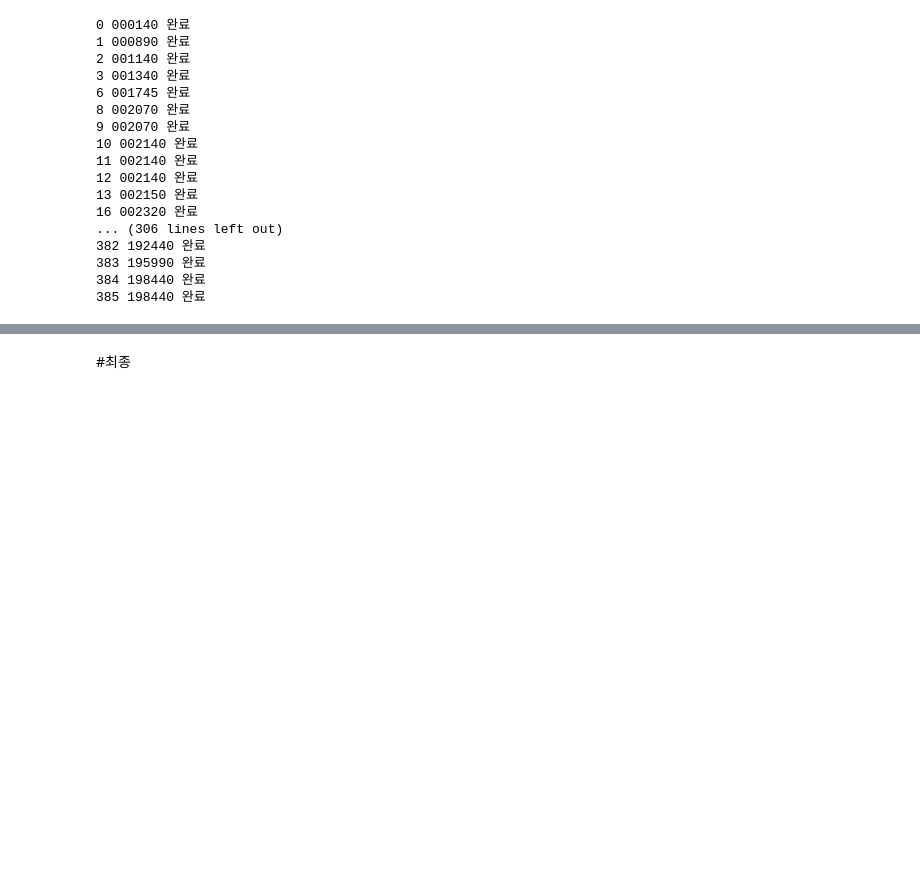
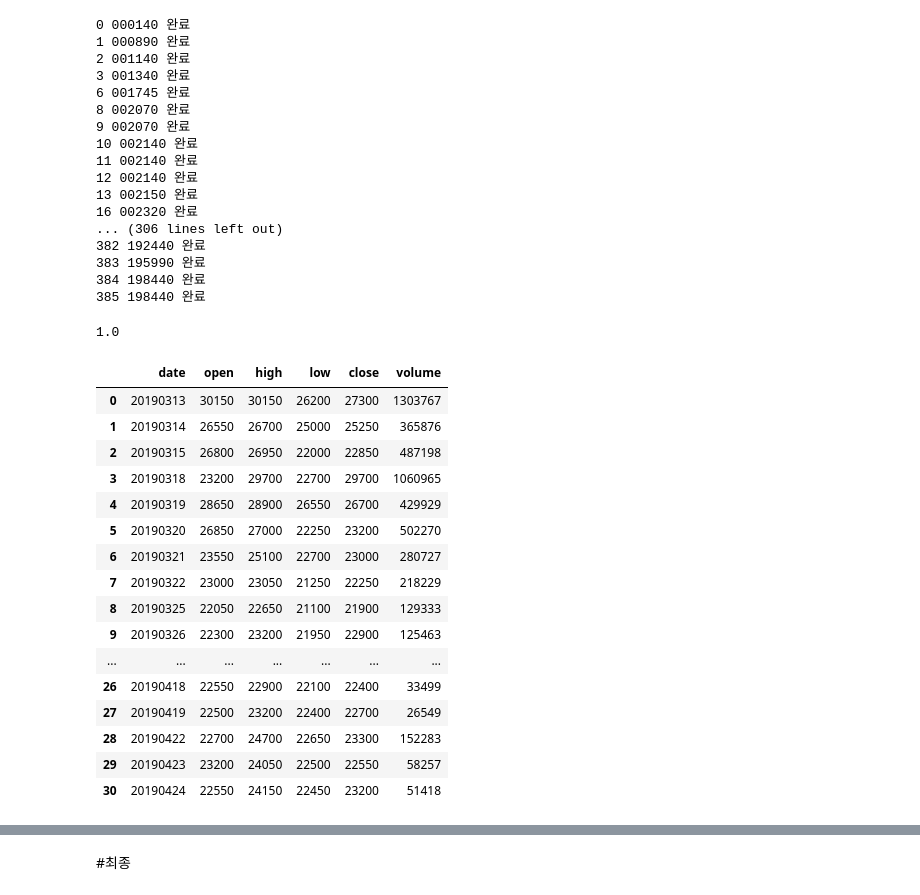
Before and after one commit to KIMJUNYOUNG0125/Strategy, a Jupyter notebook: 02.monitor_shcode_adding.ipynb, the cells around one changed output, grey strips where cells are left out. Drawn from its saved outputs; the diff is of its cells as text; code cells hidden in the pictures; blank space fills up the shorter version.

```diff
--- a/02.monitor_shcode_adding.ipynb
+++ b/02.monitor_shcode_adding.ipynb
@@ -20,7 +25,7 @@ for i,v in df['index'].items():
     shcode = df['shcode'].iloc[i].zfill(6)
     target_date = v.split(" ")
     target_day_list = pd.to_datetime(target_date, format = "%Y-%m-%d")
-    interval_end_timestamp = target_day_list + datetime.timedelta(weeks=4)
+    interval_end_timestamp = target_day_list + datetime.timedelta(weeks=6)
     result = pd.DataFrame(dict(target_day = target_day_list.strftime("%Y%m%d"),
                               interval_end = interval_end_timestamp.strftime("%Y%m%d"))).reset_index()
     del result['index']
@@ -281,0 +248,31 @@ def fun_average_volume_test(array_df, ratio_test, total_volume_test):
+# %%
+ma5_20_score
+# %% [output]
+1.0
+# %%
+i = 2
+# %%
+#일봉
+df = query.query_ohlcv(shcode = fin_result['shcode'].iloc[i],
+                      fr = fin_result['target_day'].iloc[i],
+                      to = fin_result['interval_end'].iloc[i])
+# %%
+df
+# %% [output]
+|  | date | open | high | low | close | volume |
+| 0 | 20190313 | 30150 | 30150 | 26200 | 27300 | 1303767 |
+| 1 | 20190314 | 26550 | 26700 | 25000 | 25250 | 365876 |
+| 2 | 20190315 | 26800 | 26950 | 22000 | 22850 | 487198 |
+| 3 | 20190318 | 23200 | 29700 | 22700 | 29700 | 1060965 |
+| 4 | 20190319 | 28650 | 28900 | 26550 | 26700 | 429929 |
+| 5 | 20190320 | 26850 | 27000 | 22250 | 23200 | 502270 |
+| 6 | 20190321 | 23550 | 25100 | 22700 | 23000 | 280727 |
+| 7 | 20190322 | 23000 | 23050 | 21250 | 22250 | 218229 |
+| 8 | 20190325 | 22050 | 22650 | 21100 | 21900 | 129333 |
+| 9 | 20190326 | 22300 | 23200 | 21950 | 22900 | 125463 |
+| ... | ... | ... | ... | ... | ... | ... |
+| 26 | 20190418 | 22550 | 22900 | 22100 | 22400 | 33499 |
+| 27 | 20190419 | 22500 | 23200 | 22400 | 22700 | 26549 |
+| 28 | 20190422 | 22700 | 24700 | 22650 | 23300 | 152283 |
+| 29 | 20190423 | 23200 | 24050 | 22500 | 22550 | 58257 |
+| 30 | 20190424 | 22550 | 24150 | 22450 | 23200 | 51418 |
```
Also changed, not shown: parts of 22 cells of this notebook, 1 other file.
